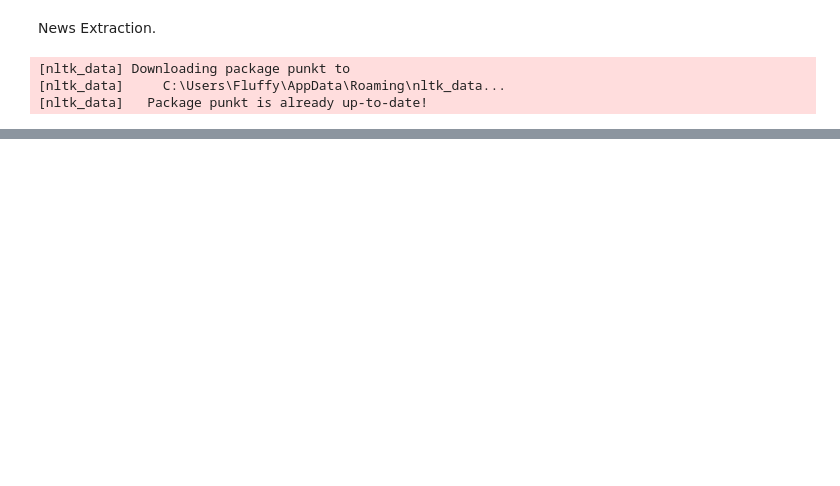
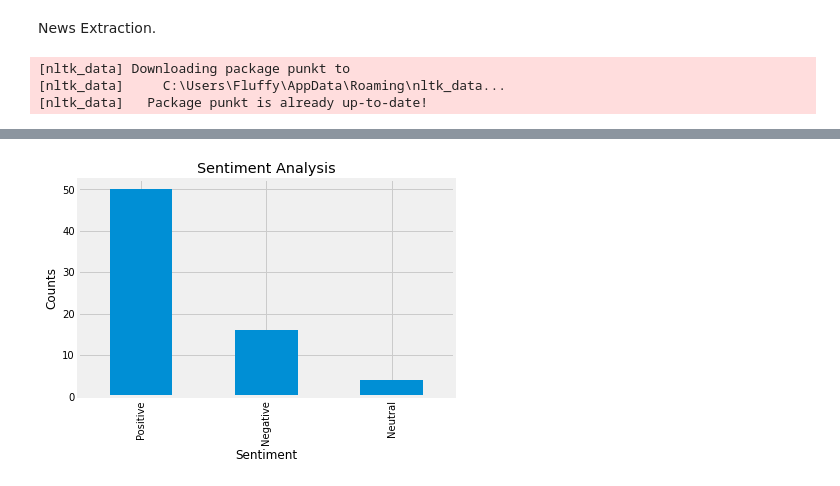
Before and after one commit to HoussamZak/Crypto_Finance_Articles_Sentiment_Analyzer, a Jupyter notebook: Sentiment_Analyzer_Crypto_Finance_News.ipynb, the cells around one changed output, grey strips where cells are left out. Drawn from its saved outputs; the diff is of its cells as text; code cells hidden in the pictures; blank space fills up the shorter version.

```diff
--- a/Sentiment_Analyzer_Crypto_Finance_News.ipynb
+++ b/Sentiment_Analyzer_Crypto_Finance_News.ipynb
@@ -257,3 +296,15 @@ Word Cloud Visualization
+# %%
+#Value Counts Positive, Negative, Neutral of Articles
+news_DF['Analysis'].value_counts()
+
+#Plot & Visualize the counts
+plt.title('Sentiment Analysis')
+plt.xlabel('Sentiment')
+plt.ylabel('Counts')
+news_DF['Analysis'].value_counts().plot(kind = 'bar')
+plt.show()
+# %% [output]
+[figure, added]
 # %%
 def cloud_words(text):
     stopwords = set(STOPWORDS)
```
Also changed, not shown: parts of 23 cells of this notebook, 1 other file.
